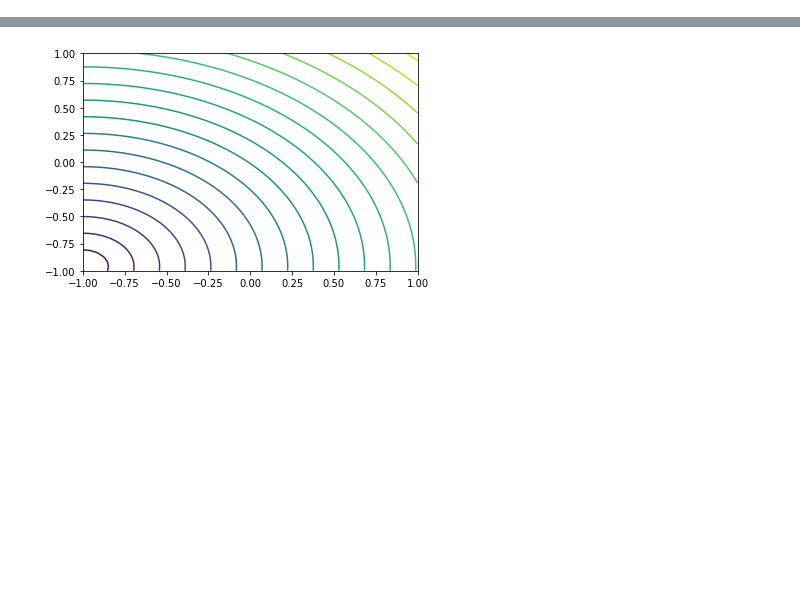
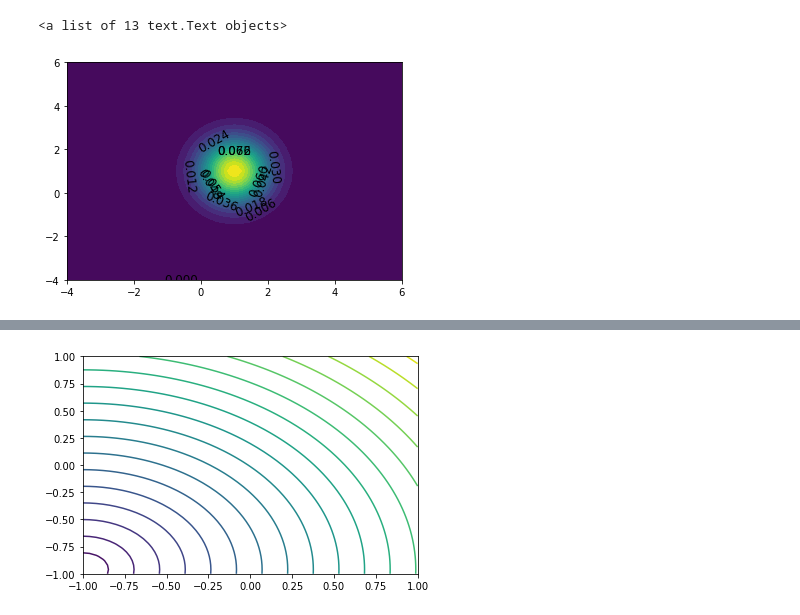
Before and after one commit to daynetran/yggdrasil, a Jupyter notebook: computer_science/upper_div/cs189/hw03/code/hw03.ipynb, the cells around one changed output, grey strips where cells are left out. Cells and saved outputs as stored; diff of their text form; code cells hidden in the pictures; blank space fills up the shorter version.

```diff
--- a/computer_science/upper_div/cs189/hw03/code/hw03.ipynb
+++ b/computer_science/upper_div/cs189/hw03/code/hw03.ipynb
@@ -21,0 +32,11 @@ np.meshgrid(np.linspace(-1, 3, 51), np.linspace(-1, 3, 51))
+# %%
+mu = np.asarray([1, 1])
+sigma = np.array([[1, 0],[0, 2]])
+X, Y = np.meshgrid(np.linspace(mu[0]-5, mu[0]+5, 51), np.linspace(mu[0]-5, mu[1]+5, 51))
+
+Z = compute_gauss_matrix(mu, sigma,X,Y)
+p = plt.contourf(X, Y, Z, 20)
+plt.clabel(p, inline=False, fontsize=12, colors = 'black')
+# %% [output]
+<a list of 13 text.Text objects>
+[figure, added]
```
Also changed, not shown: parts of 11 cells of this notebook.
